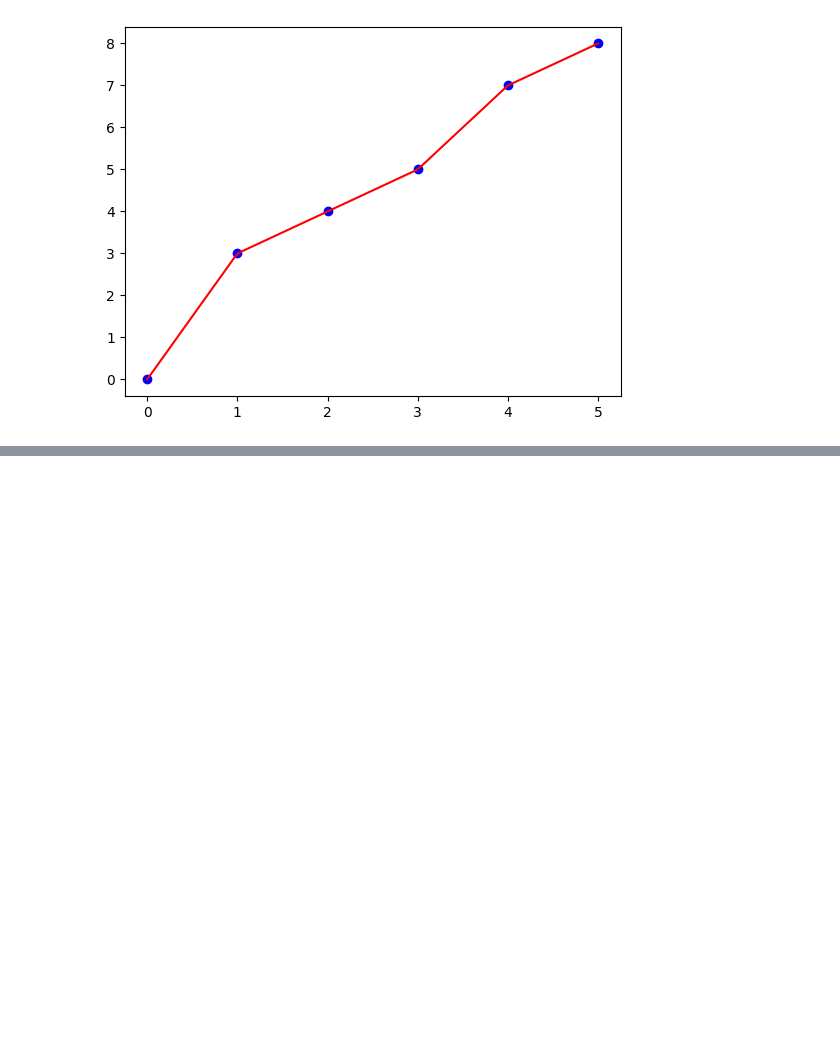
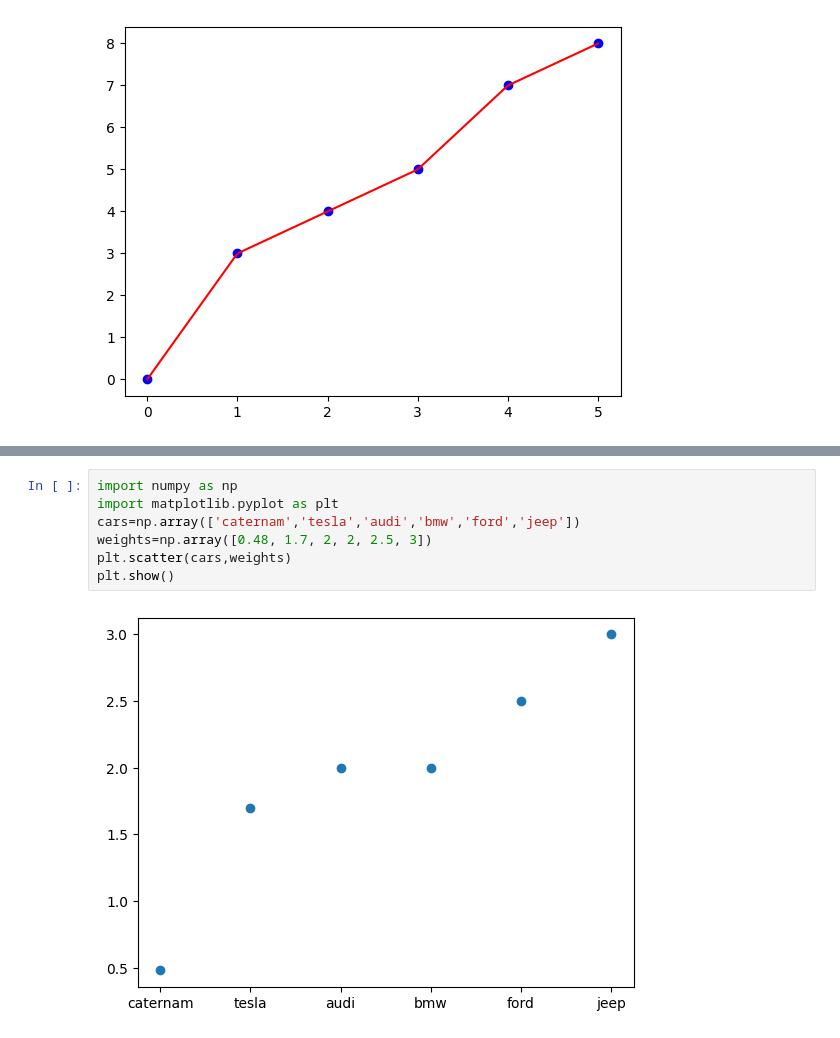
Before and after one commit to Nagendar23/Python-Libraries, a Jupyter notebook: numpy.ipynb, the cells around one changed output, grey strips where cells are left out. Saved outputs shown, nothing was run; the diff lists cells and outputs as text; blank space fills up the shorter version.

```diff
--- a/numpy.ipynb
+++ b/numpy.ipynb
@@ -1880,0 +2129,9 @@ plt.show()
+# %%
+import numpy as np
+import matplotlib.pyplot as plt
+cars=np.array(['caternam','tesla','audi','bmw','ford','jeep'])
+weights=np.array([0.48, 1.7, 2, 2, 2.5, 3])
+plt.scatter(cars,weights)
+plt.show()
+# %% [output]
+[figure, added]
```
Also changed, not shown: parts of 39 cells of this notebook, 3 other files.
